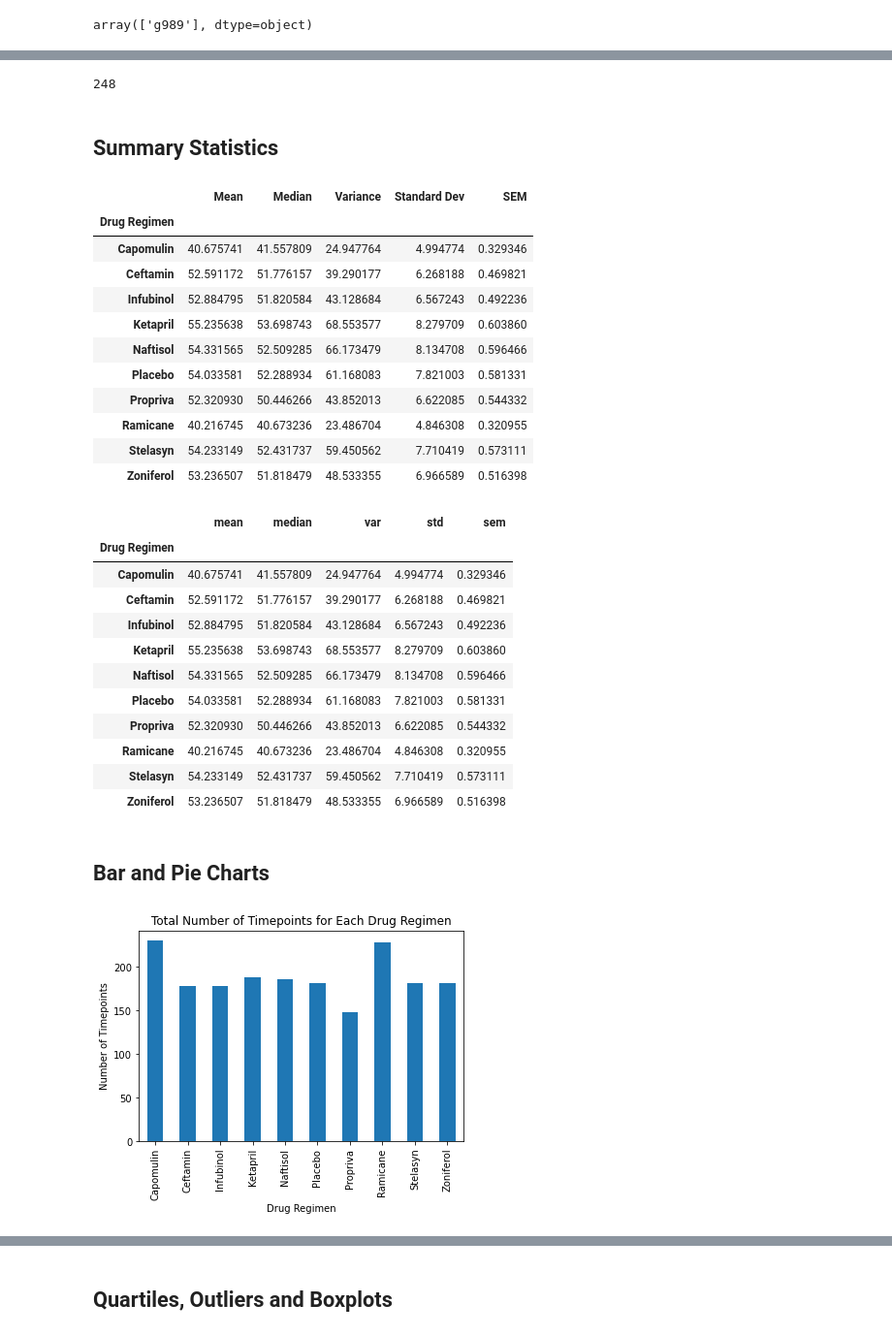
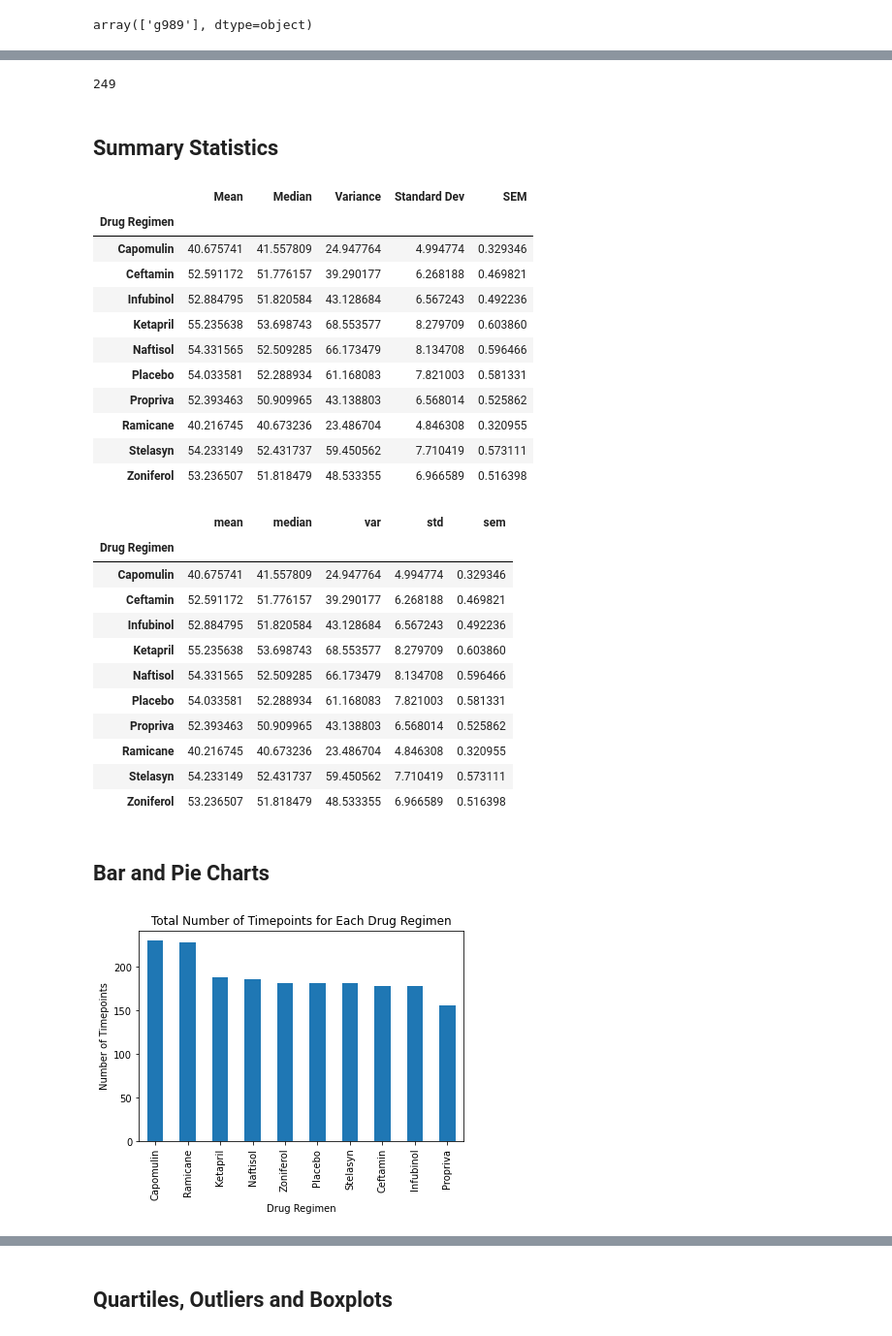
Before and after one commit to eemahazion/Pymaceuticals, a Jupyter notebook: pymaceuticals_Main.ipynb, the cells around one changed output, grey strips where cells are left out. Shown at 97% size. Cells and saved outputs as stored; diff of their text form; code cells hidden in the pictures.

```diff
--- a/pymaceuticals_Main.ipynb
+++ b/pymaceuticals_Main.ipynb
@@ -95,0 +56,9 @@ big_mousedata
+# %%
+# Optional: Get all the data for the duplicate mouse ID.
+merged_mouse_data.loc[merged_mouse_data["Mouse ID"]=='g989']
+#make a dataframe dropping the duplicates and keeping whats left from Mouse ID g989 to concat with larger df later
+#as we dont want to get rid of all of this mouse ID. I believe the directions may have been mistaken/wrong
+# Create a clean DataFrame by dropping the duplicate mouse by its ID.
+dupe_df =merged_mouse_data.loc[merged_mouse_data["Mouse ID"]=='g989']
+nondupe_df = dupe_df.drop([137, 360, 681, 869, 1111,])
+nondupe_df
@@ -95,0 +92,5 @@ big_mousedata
+# %%
+#concatenating to make one final dataframe where dupes were dropped buy the mouse g989 is still present
+final_df = pd.concat([big_mousedata,nondupe_df])
+final_df.reset_index(drop=True, inplace=True)
+final_df
@@ -96,9 +111,9 @@ big_mousedata
 # %%
 # Checking the number of mice in the clean DataFrame.
 
-big_mousedata["Mouse ID"].nunique()
+final_df["Mouse ID"].nunique()
 # %% [output]
-248
+249
 # %% [markdown]
 ## Summary Statistics
 # %%
@@ -107,11 +122,11 @@ big_mousedata["Mouse ID"].nunique()
 # Use groupby and summary statistical methods to calculate the following properties of each drug regimen:
 # mean, median, variance, standard deviation, and SEM of the tumor volume.
 # Assemble the resulting series into a single summary DataFrame.
-drug_mean = big_mousedata.groupby("Drug Regimen")["Tumor Volume (mm3)"].mean()
-drug_median = big_mousedata.groupby("Drug Regimen")["Tumor Volume (mm3)"].median()
-drug_variance = big_mousedata.groupby("Drug Regimen")["Tumor Volume (mm3)"].var()
-drug_std = big_mousedata.groupby("Drug Regimen")["Tumor Volume (mm3)"].std()
-drug_sem = big_mousedata.groupby("Drug Regimen")["Tumor Volume (mm3)"].sem()
+drug_mean = final_df.groupby("Drug Regimen")["Tumor Volume (mm3)"].mean()
+drug_median = final_df.groupby("Drug Regimen")["Tumor Volume (mm3)"].median()
+drug_variance = final_df.groupby("Drug Regimen")["Tumor Volume (mm3)"].var()
+drug_std = final_df.groupby("Drug Regimen")["Tumor Volume (mm3)"].std()
+drug_sem = final_df.groupby("Drug Regimen")["Tumor Volume (mm3)"].sem()
 new_drug_table = pd.DataFrame({"Mean": drug_mean,"Median": drug_median, "Variance": drug_variance, "Standard Dev": drug_std, "SEM": drug_sem})
 new_drug_table
 # %% [output]
@@ -123,17 +138,14 @@ new_drug_table
 | Ketapril | 55.235638 | 53.698743 | 68.553577 | 8.279709 | 0.603860 |
 | Naftisol | 54.331565 | 52.509285 | 66.173479 | 8.134708 | 0.596466 |
 | Placebo | 54.033581 | 52.288934 | 61.168083 | 7.821003 | 0.581331 |
-| Propriva | 52.320930 | 50.446266 | 43.852013 | 6.622085 | 0.544332 |
+| Propriva | 52.393463 | 50.909965 | 43.138803 | 6.568014 | 0.525862 |
 | Ramicane | 40.216745 | 40.673236 | 23.486704 | 4.846308 | 0.320955 |
 | Stelasyn | 54.233149 | 52.431737 | 59.450562 | 7.710419 | 0.573111 |
 | Zoniferol | 53.236507 | 51.818479 | 48.533355 | 6.966589 | 0.516398 |
 # %%
-# Generate a summary statistics table of mean, median, variance, standard deviation,
-# and SEM of the tumor volume for each regimen
-
 # Using the aggregation method, produce the same summary statistics in a single line.
 #.groupbyAGG
-big_mousedata.groupby("Drug Regimen")["Tumor Volume (mm3)"].agg(['mean','median','var','std','sem'])
+final_df.groupby("Drug Regimen")["Tumor Volume (mm3)"].agg(['mean','median','var','std','sem'])
 # %% [output]
 |  | mean | median | var | std | sem |
 | Drug Regimen |  |  |  |  |  |
@@ -143,7 +155,7 @@ big_mousedata.groupby("Drug Regimen")["Tumor Volume (mm3)"].agg(['mean','median'
 | Ketapril | 55.235638 | 53.698743 | 68.553577 | 8.279709 | 0.603860 |
 | Naftisol | 54.331565 | 52.509285 | 66.173479 | 8.134708 | 0.596466 |
 | Placebo | 54.033581 | 52.288934 | 61.168083 | 7.821003 | 0.581331 |
-| Propriva | 52.320930 | 50.446266 | 43.852013 | 6.622085 | 0.544332 |
+| Propriva | 52.393463 | 50.909965 | 43.138803 | 6.568014 | 0.525862 |
 | Ramicane | 40.216745 | 40.673236 | 23.486704 | 4.846308 | 0.320955 |
 | Stelasyn | 54.233149 | 52.431737 | 59.450562 | 7.710419 | 0.573111 |
 | Zoniferol | 53.236507 | 51.818479 | 48.533355 | 6.966589 | 0.516398 |
@@ -151,12 +163,13 @@ big_mousedata.groupby("Drug Regimen")["Tumor Volume (mm3)"].agg(['mean','median'
 ## Bar and Pie Charts
 # %%
 # Generate a bar plot showing the total number of timepoints for all mice tested for each drug regimen using Pandas.
-grouped_drug = big_mousedata.groupby("Drug Regimen")
+grouped_drug = final_df.groupby("Drug Regimen")
 plotable_data = grouped_drug["Timepoint"].count()
+plotable_data.sort_values(ascending=False, inplace=True)
 plotable_data.plot(kind='bar')
 plt.title('Total Number of Timepoints for Each Drug Regimen')
 plt.xlabel('Drug Regimen')
 plt.ylabel('Number of Timepoints')
 plt.show()
 # %% [output]
-[figure, old version]
+[figure, new version]
```
Also changed, not shown: parts of 22 cells of this notebook.
